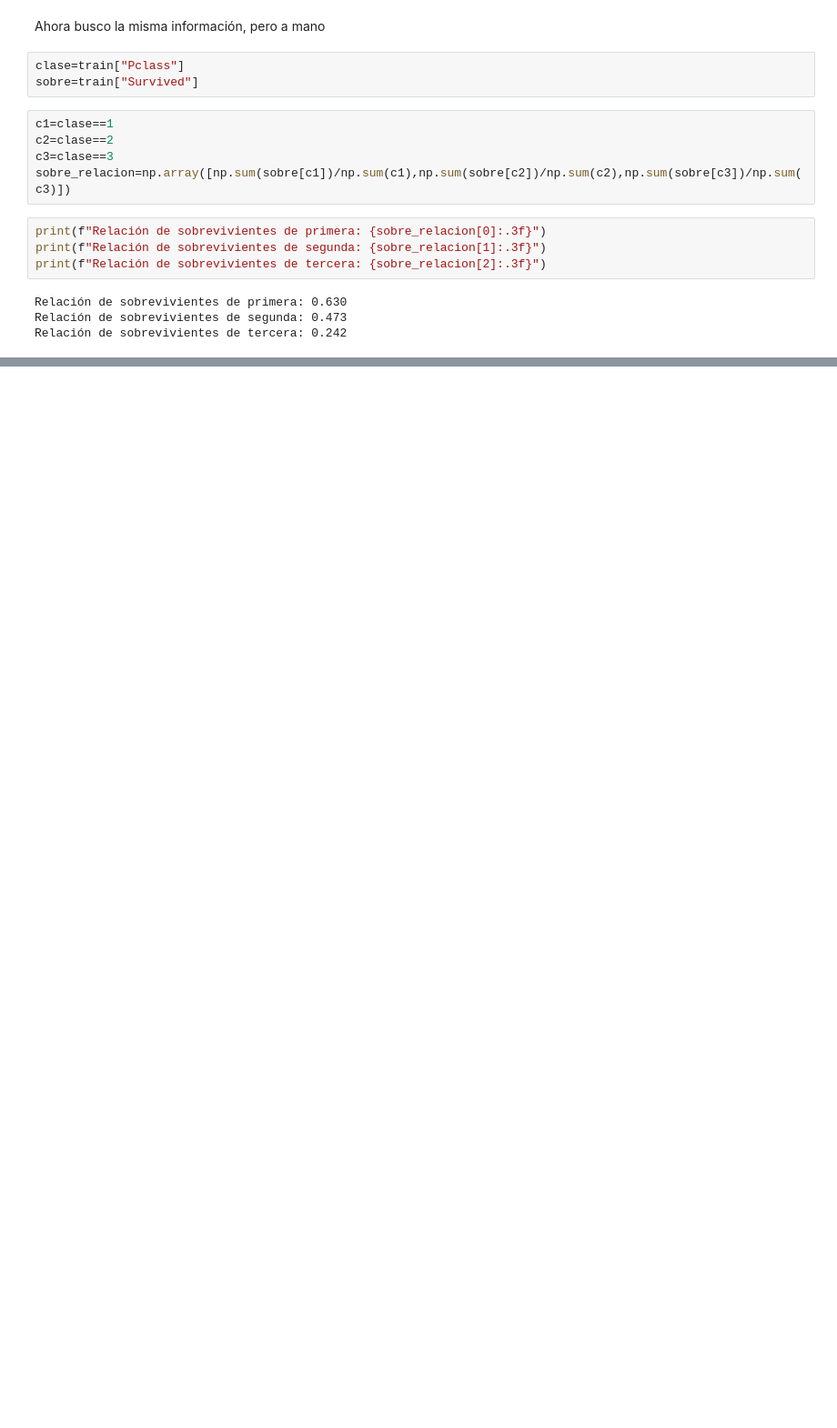
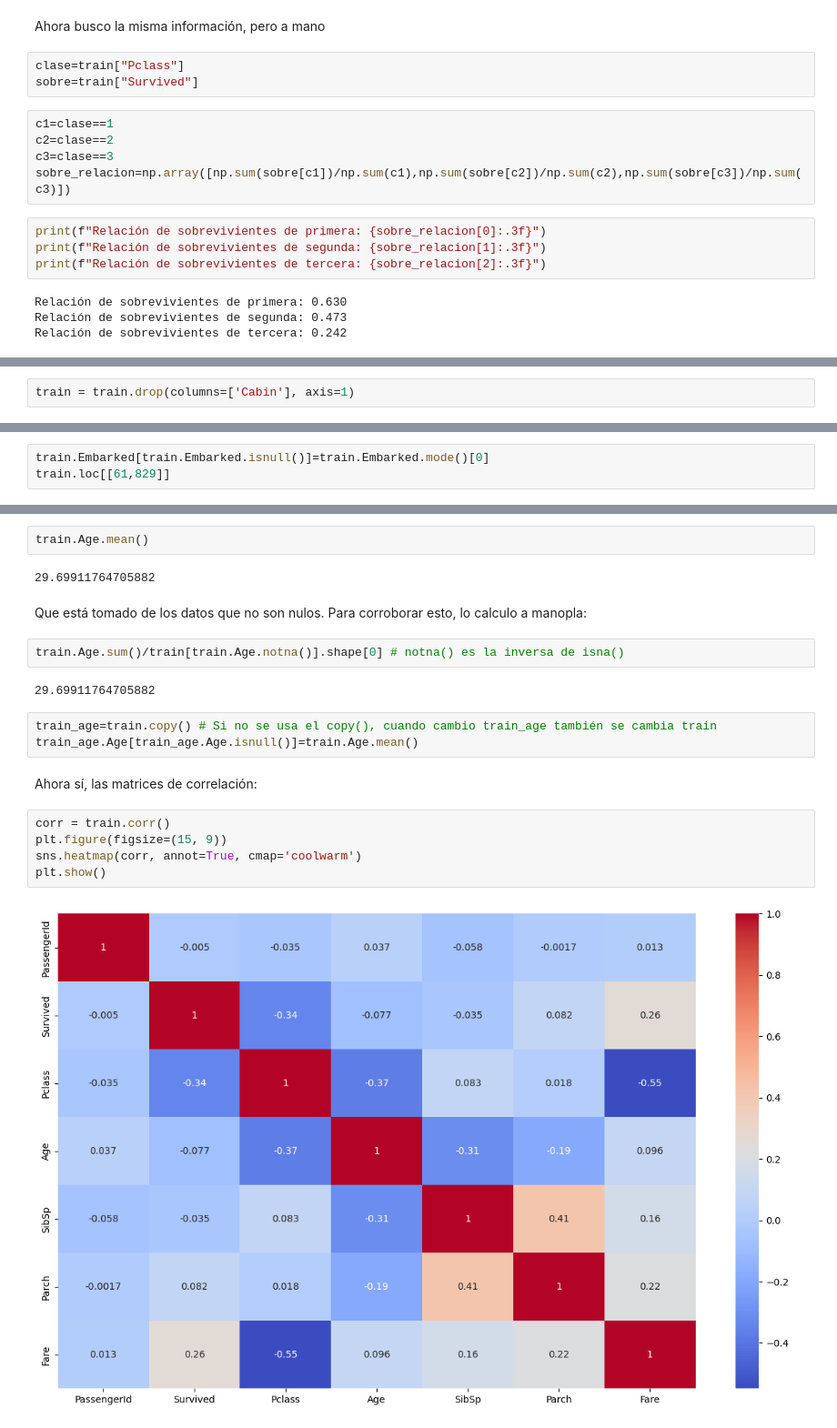
Before and after one commit to nc-arg/kaggle-titanic, a Jupyter notebook: 0_titanic_exploracion.ipynb, the cells around one changed output, grey strips where cells are left out. Shown: that part at 91% size. Drawn from its saved outputs; the diff is of its cells as text; blank space fills up the shorter version.

```diff
--- a/0_titanic_exploracion.ipynb
+++ b/0_titanic_exploracion.ipynb
@@ -208,0 +299,2 @@ Relación de sobrevivientes de tercera: 0.242
+# %%
+train = train.drop(columns=['Cabin'], axis=1)
@@ -208,0 +339,3 @@ Relación de sobrevivientes de tercera: 0.242
+# %%
+train.Embarked[train.Embarked.isnull()]=train.Embarked.mode()[0]
+train.loc[[61,829]]
@@ -208,0 +388,22 @@ Relación de sobrevivientes de tercera: 0.242
+# %%
+train.Age.mean()
+# %% [output]
+29.69911764705882
+# %% [markdown]
+Que está tomado de los datos que no son nulos. Para corroborar esto, lo calculo a manopla:
+# %%
+train.Age.sum()/train[train.Age.notna()].shape[0] # notna() es la inversa de isna()
+# %% [output]
+29.69911764705882
+# %%
+train_age=train.copy() # Si no se usa el copy(), cuando cambio train_age también se cambia train
+train_age.Age[train_age.Age.isnull()]=train.Age.mean()
+# %% [markdown]
+Ahora sí, las matrices de correlación:
+# %%
+corr = train.corr()
+plt.figure(figsize=(15, 9))
+sns.heatmap(corr, annot=True, cmap='coolwarm')
+plt.show()
+# %% [output]
+[figure, added]
```
Also changed, not shown: parts of 45 cells of this notebook.
